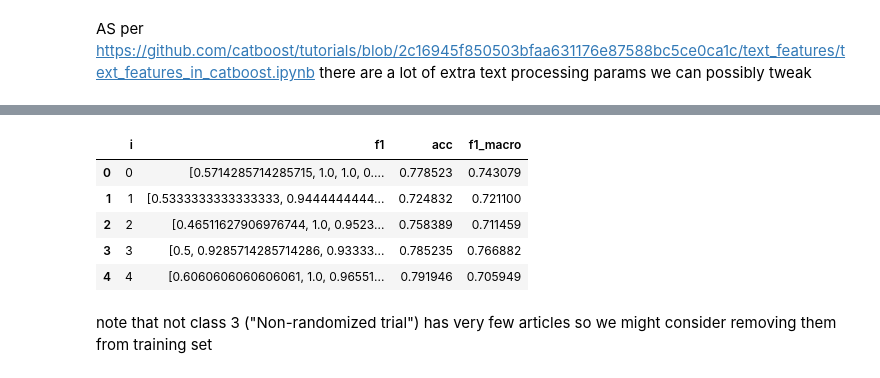
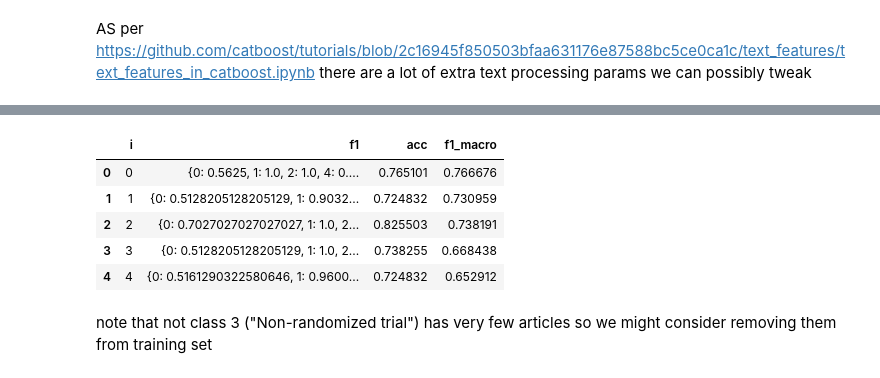
Before and after one commit to CoronaWhy/Classy, a Jupyter notebook: study design classification -- using catboost.ipynb, the cells around one changed output, grey strips where cells are left out. Saved outputs shown, nothing was run; the diff lists cells and outputs as text; code cells hidden in the pictures.

```diff
--- a/study design classification -- using catboost.ipynb
+++ b/study design classification -- using catboost.ipynb
@@ -46,6 +62,7 @@ results = []
 params = {}
 for i in tqdm(range(5)):
     test = design_labelled_metadata.iloc[i * test_set_len : (i+1)* test_set_len]
+    test_classes =np.sort( test.label.unique())
     train = design_labelled_metadata[~design_labelled_metadata.index.isin(test.index)]
     model, acc, f1, f1_macro, params = train_validate_catboost_model(
         train, test,
@@ -54,7 +71,7 @@ for i in tqdm(range(5)):
         text_features=['abstract', 'title'], params={}, verbose=False)
     results.append({
         "i": i,
-        "f1": f1,
+        "f1": {k: v for k, v in zip(test_classes, f1)},
         "acc": acc,
         'f1_macro': f1_macro,
     })
@@ -93,12 +110,13 @@ extra_text_params={
             'BiGram:gram_order=2'
         ],
         'text_processing': [
-            'NaiveBayes+Word|BoW:top_tokens_count=2000+Word,BiGram|BM25+Word'
+            'NaiveBayes+Word,BiGram|BoW:top_tokens_count=2000+Word,BiGram|BM25+Word'
         ]
     }
 results_catboost2 = []
 for i in tqdm(range(5)):
     test = design_labelled_metadata.iloc[i * test_set_len : (i+1)* test_set_len]
+    test_classes =np.sort( test.label.unique())
     train = design_labelled_metadata[~design_labelled_metadata.index.isin(test.index)]
     model, acc, f1, f1_macro, params = train_validate_catboost_model(
         train, test,
@@ -107,7 +125,7 @@ for i in tqdm(range(5)):
         text_features=['abstract', 'title'], params=extra_text_params, verbose=False)
     results_catboost2.append({
         "i": i,
-        "f1": f1,
+        "f1": {k: v for k, v in zip(test_classes, f1)},
         "acc": acc,
         'f1_macro': f1_macro,
     })
@@ -133,9 +151,9 @@ pd.DataFrame(results_catboost2)
 |  | i | f1 | acc | f1_macro |
-| 0 | 0 | [0.5714285714285715, 1.0, 1.0, 0.... | 0.778523 | 0.743079 |
-| 1 | 1 | [0.5333333333333333, 0.9444444444... | 0.724832 | 0.721100 |
-| 2 | 2 | [0.46511627906976744, 1.0, 0.9523... | 0.758389 | 0.711459 |
-| 3 | 3 | [0.5, 0.9285714285714286, 0.93333... | 0.785235 | 0.766882 |
-| 4 | 4 | [0.6060606060606061, 1.0, 0.96551... | 0.791946 | 0.705949 |
+| 0 | 0 | {0: 0.5625, 1: 1.0, 2: 1.0, 4: 0.... | 0.765101 | 0.766676 |
+| 1 | 1 | {0: 0.5128205128205129, 1: 0.9032... | 0.724832 | 0.730959 |
+| 2 | 2 | {0: 0.7027027027027027, 1: 1.0, 2... | 0.825503 | 0.738191 |
+| 3 | 3 | {0: 0.5128205128205129, 1: 1.0, 2... | 0.738255 | 0.668438 |
+| 4 | 4 | {0: 0.5161290322580646, 1: 0.9600... | 0.724832 | 0.652912 |
 # %% [markdown]
 note that not class 3 ("Non-randomized trial") has very few articles so we might consider removing them from training set
 # %% [markdown]
```
Also changed, not shown: parts of 11 cells of this notebook, 8 other files.
